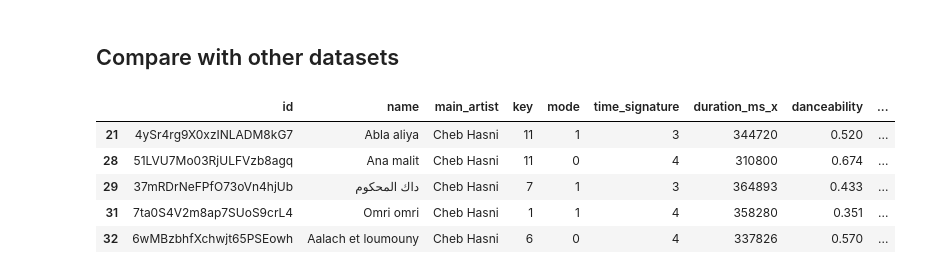
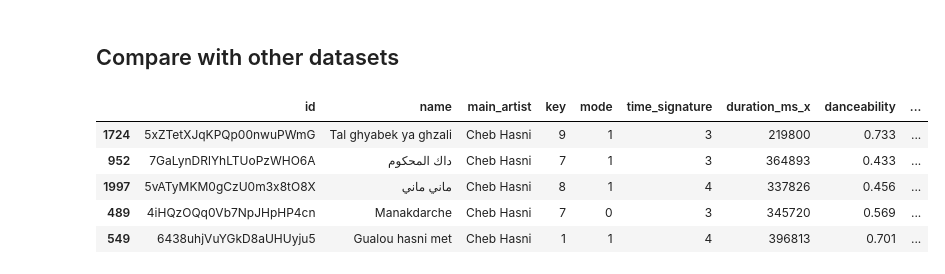
Before and after one commit to BelkacemB/rai-data-exploration, a Jupyter notebook: hasni-data.ipynb, the cells around one changed output. Saved outputs shown, nothing was run; the diff lists cells and outputs as text; code cells hidden in the pictures.

```diff
--- a/hasni-data.ipynb
+++ b/hasni-data.ipynb
@@ -4,13 +4,18 @@ import numpy as np
 import seaborn as sns
 
 sns.set(rc={'figure.figsize':(11.7,8.27)})
+
+SAMPLE_SIZE = 130
+
+RAI_ARTIST = 'Cheb Hasni'
+POP_ARTIST = 'Kamel Messaoudi'
 # %%
 df = pd.read_csv('rai.csv')
 # %% [markdown]
 ## Analyze Hasni's data
 # %%
-df = df[df.main_artist == 'Cheb Hasni']
-# Drop duplicates based on duration
+df = df[df.main_artist == RAI_ARTIST]
+df = df.sample(n = min(len(df), SAMPLE_SIZE))
 df = df.drop_duplicates(subset=['duration_ms_x'], keep='first')
 df.to_csv('hasni.csv')
 df.shape
@@ -25,13 +30,15 @@ sns.histplot(data=df, x="popularity", kde=True)
 ## Compare with other datasets
 # %%
 pop_df = pd.read_csv('pop.csv')
+pop_df = pop_df[pop_df.main_artist == POP_ARTIST]
+pop_df = pop_df.sample(n = min(SAMPLE_SIZE, len(pop_df)))
 frames = [df, pop_df]
 df = pd.concat(frames)
 df.head()
 # %% [output]
 |  | id | name | main_artist | key | mode | time_signature | duration_ms_x | danceability | ... |
-| 21 | 4ySr4rg9X0xzINLADM8kG7 | Abla aliya | Cheb Hasni | 11 | 1 | 3 | 344720 | 0.520 | ... |
-| 28 | 51LVU7Mo03RjULFVzb8agq | Ana malit | Cheb Hasni | 11 | 0 | 4 | 310800 | 0.674 | ... |
-| 29 | 37mRDrNeFPfO73oVn4hjUb | داك المحكوم | Cheb Hasni | 7 | 1 | 3 | 364893 | 0.433 | ... |
-| 31 | 7ta0S4V2m8ap7SUoS9crL4 | Omri omri | Cheb Hasni | 1 | 1 | 4 | 358280 | 0.351 | ... |
-| 32 | 6wMBzbhfXchwjt65PSEowh | Aalach et loumouny | Cheb Hasni | 6 | 0 | 4 | 337826 | 0.570 | ... |
+| 1724 | 5xZTetXJqKPQp00nwuPWmG | Tal ghyabek ya ghzali | Cheb Hasni | 9 | 1 | 3 | 219800 | 0.733 | ... |
+| 952 | 7GaLynDRlYhLTUoPzWHO6A | داك المحكوم | Cheb Hasni | 7 | 1 | 3 | 364893 | 0.433 | ... |
+| 1997 | 5vATyMKM0gCzU0m3x8tO8X | ماني ماني | Cheb Hasni | 8 | 1 | 4 | 337826 | 0.456 | ... |
+| 489 | 4iHQzOQq0Vb7NpJHpHP4cn | Manakdarche | Cheb Hasni | 7 | 0 | 3 | 345720 | 0.569 | ... |
+| 549 | 6438uhjVuYGkD8aUHUyju5 | Gualou hasni met | Cheb Hasni | 1 | 1 | 4 | 396813 | 0.701 | ... |
```
Also changed, not shown: parts of 5 cells of this notebook, 9 other files.
